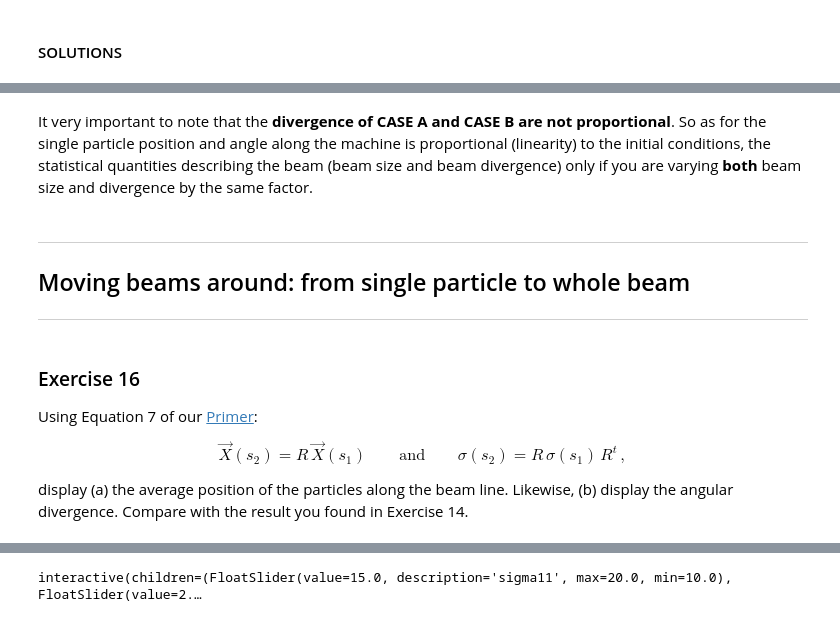
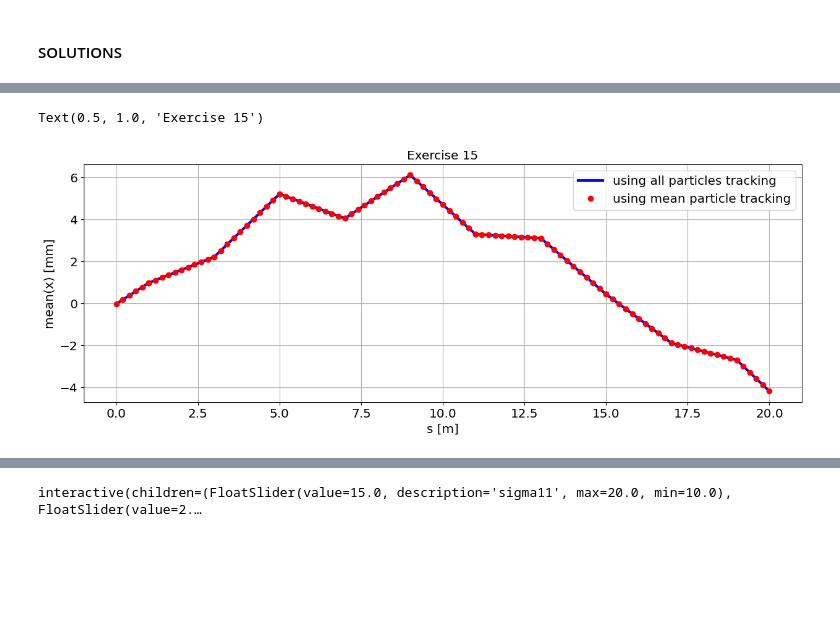
Before and after one commit to cerncas/hands-on-lattice-exercises, a Jupyter notebook: Exercises_Solutions.ipynb, the cells around one changed output, grey strips where cells are left out. Drawn from its saved outputs; the diff is of its cells as text; code cells hidden in the pictures; blank space fills up the shorter version.

```diff
--- a/Exercises_Solutions.ipynb
+++ b/Exercises_Solutions.ipynb
@@ -1097,20 +1111,35 @@ plt.title('Exercise 15, direct comparison of case A and B')
-# %% [markdown]
-It very important to note that the **divergence of CASE A and CASE B are not proportional**. So as for the single particle position and angle along the machine is proportional (linearity) to the initial conditions, the statistical quantities describing the beam (beam size and beam divergence) only if you are varying **both** beam size and divergence by the same factor.
-# %% [markdown]
----
-
-## Moving beams around: from single particle to whole beam
-
----
-# %% [markdown]
-### Exercise 16
-
-Using Equation 7 of our [Primer](./CAS_Optics_Primer.pdf):
-
-\begin{equation}\label{eq:prop}
-\vec X(s_2) =  R\, \vec X(s_1)
-\qquad\mathrm{and}\qquad
-\sigma(s_2) = R\, \sigma(s_1)\, R^t\, ,
-\end{equation}
-
-display (a) the average position of the particles along the beam line. Likewise, (b) display the angular divergence. Compare with the result you found in Exercise 14.
+# %%
+#lattice
+f = 2.5
+L_2 = 2
+fodo_lattice= 5*D(L_2/10) + Q(f) + 10*D(L_2/10) + Q(-f) + 5*D(L_2/10)
+
+#prepare the beam
+Npart = 1000
+beam0 = np.random.randn(2, Npart)
+x0 = 0
+xp0 = 1
+sigx = 1
+sigxp = 0.2
+beam0[0,:] = sigx*beam0[0,:] + x0
+beam0[1,:] = sigxp*beam0[1,:] + xp0
+
+# transport all particles
+transported_particles = transportParticles(beam0, 5*fodo_lattice)
+# transport only the average position
+mean_particle = np.array([[np.mean(beam0[0,:])], [np.mean(beam0[1,:])]])
+transported_mean = transportParticles(mean_particle, 5*fodo_lattice)
+
+plt.plot(transported_particles['s'], np.mean(transported_particles['x'],1), '-b', lw=3, label='using all particles tracking')
+plt.plot(transported_mean['s'], transported_mean['x'], 'or', lw=3, label='using mean particle tracking')
+plt.grid(True)
+plt.xlabel('s [m]')
+plt.ylabel('mean(x) [mm]')
+plt.legend()
+
+# For saving the figure
+#plt.savefig('exercise_15.pdf')
+plt.title('Exercise 15')
+# %% [output]
+Text(0.5, 1.0, 'Exercise 15')
+[figure, added]
```
Also changed, not shown: parts of 122 cells of this notebook.
